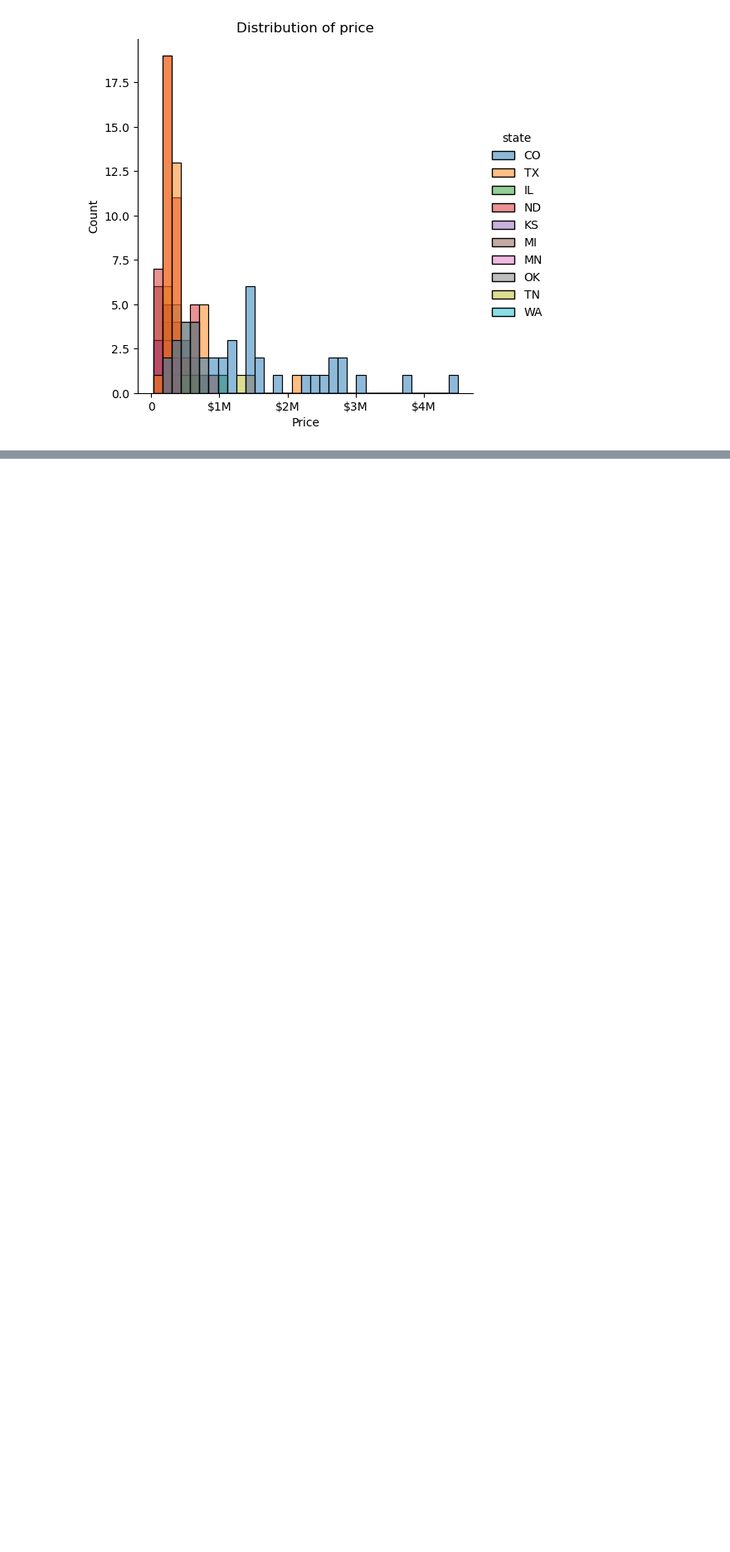
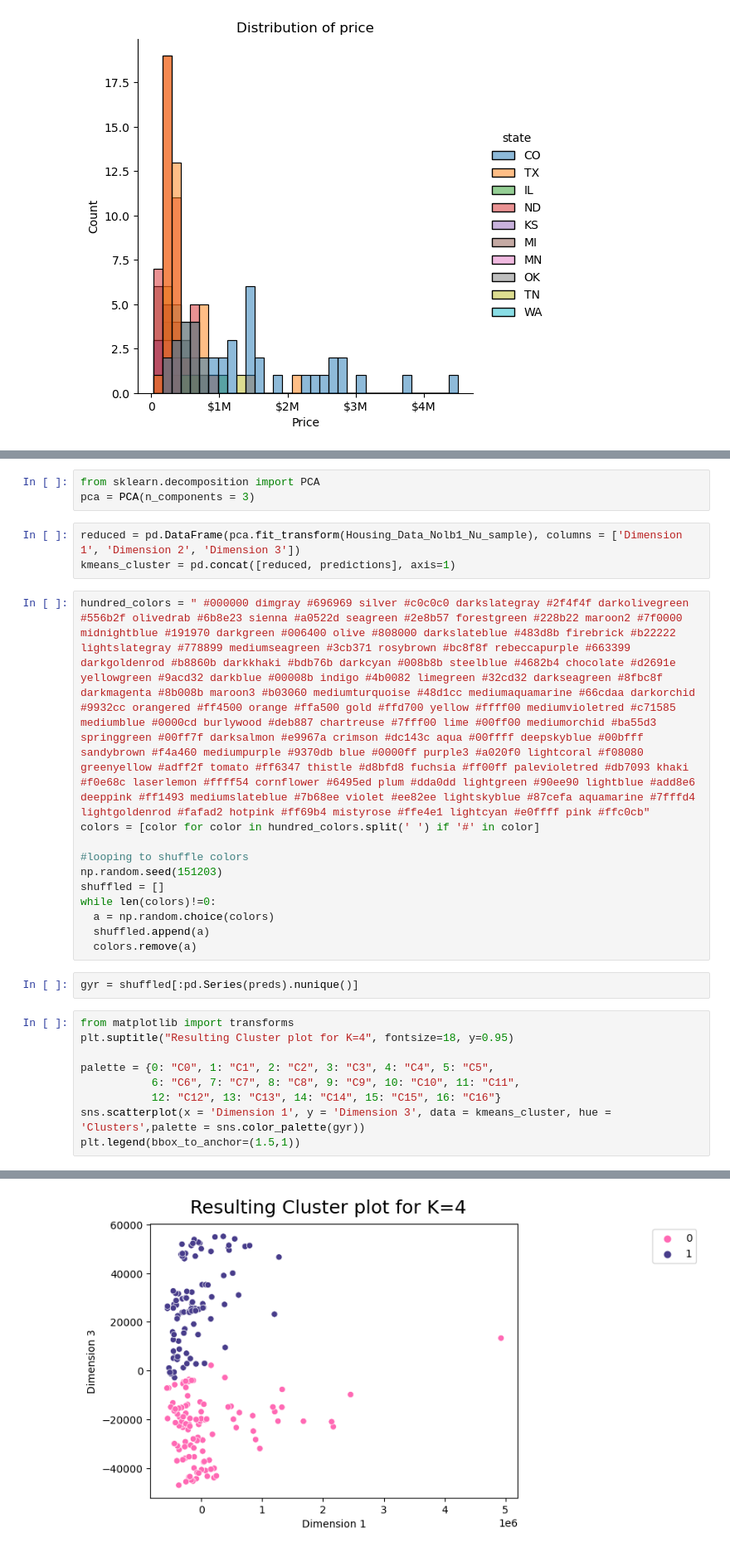
Before and after one commit to mkskr1999/House-Value-Prediction, a Jupyter notebook: Code/ML Project.ipynb, the cells around one changed output, grey strips where cells are left out. Shown at 83% size. Drawn from its saved outputs; the diff is of its cells as text; blank space fills up the shorter version.

```diff
--- a/Code/ML Project.ipynb
+++ b/Code/ML Project.ipynb
@@ -398,0 +617,29 @@ colorado.plot(x='livingArea',y='priceinmil',kind='bar',color='green')
+# %%
+from sklearn.decomposition import PCA
+pca = PCA(n_components = 3)
+# %%
+reduced = pd.DataFrame(pca.fit_transform(Housing_Data_Nolb1_Nu_sample), columns = ['Dimension 1', 'Dimension 2', 'Dimension 3'])
+kmeans_cluster = pd.concat([reduced, predictions], axis=1)
+# %%
+hundred_colors = " #000000 dimgray #696969 silver #c0c0c0 darkslategray #2f4f4f darkolivegreen #556b2f olivedrab #6b8e23 sienna #a0522d seagreen #2e8b57 forestgreen #228b22 maroon2 #7f0000 midnightblue #191970 darkgreen #006400 olive #808000 darkslateblue #483d8b firebrick #b22222 lightslategray #778899 mediumseagreen #3cb371 rosybrown #bc8f8f rebeccapurple #663399 darkgoldenrod #b8860b darkkhaki #bdb76b darkcyan #008b8b steelblue #4682b4 chocolate #d2691e yellowgreen #9acd32 darkblue #00008b indigo #4b0082 limegreen #32cd32 darkseagreen #8fbc8f darkmagenta #8b008b maroon3 #b03060 mediumturquoise #48d1cc mediumaquamarine #66cdaa darkorchid #9932cc orangered #ff4500 orange #ffa500 gold #ffd700 yellow #ffff00 mediumvioletred #c71585 mediumblue #0000cd burlywood #deb887 chartreuse #7fff00 lime #00ff00 mediumorchid #ba55d3 springgreen #00ff7f darksalmon #e9967a crimson #dc143c aqua #00ffff deepskyblue #00bfff sandybrown #f4a460 mediumpurple #9370db blue #0000ff purple3 #a020f0 lightcoral #f08080 greenyellow #adff2f tomato #ff6347 thistle #d8bfd8 fuchsia #ff00ff palevioletred #db7093 khaki #f0e68c laserlemon #ffff54 cornflower #6495ed plum #dda0dd lightgreen #90ee90 lightblue #add8e6 deeppink #ff1493 mediumslateblue #7b68ee violet #ee82ee lightskyblue #87cefa aquamarine #7fffd4 lightgoldenrod #fafad2 hotpink #ff69b4 mistyrose #ffe4e1 lightcyan #e0ffff pink #ffc0cb"
+colors = [color for color in hundred_colors.split(' ') if '#' in color]
+
+#looping to shuffle colors
+np.random.seed(151203)
+shuffled = []
+while len(colors)!=0:
+  a = np.random.choice(colors)
+  shuffled.append(a)
+  colors.remove(a)
+# %%
+gyr = shuffled[:pd.Series(preds).nunique()]
+# %%
+from matplotlib import transforms
+plt.suptitle("Resulting Cluster plot for K=4", fontsize=18, y=0.95)
+
+palette = {0: "C0", 1: "C1", 2: "C2", 3: "C3", 4: "C4", 5: "C5",
+           6: "C6", 7: "C7", 8: "C8", 9: "C9", 10: "C10", 11: "C11",
+           12: "C12", 13: "C13", 14: "C14", 15: "C15", 16: "C16"}
+sns.scatterplot(x = 'Dimension 1', y = 'Dimension 3', data = kmeans_cluster, hue = 'Clusters',palette = sns.color_palette(gyr))
+plt.legend(bbox_to_anchor=(1.5,1))
+# %% [output]
@@ -398,0 +647 @@ colorado.plot(x='livingArea',y='priceinmil',kind='bar',color='green')
+[figure, added]
```
Also changed, not shown: parts of 21 cells of this notebook, 4 other files.
